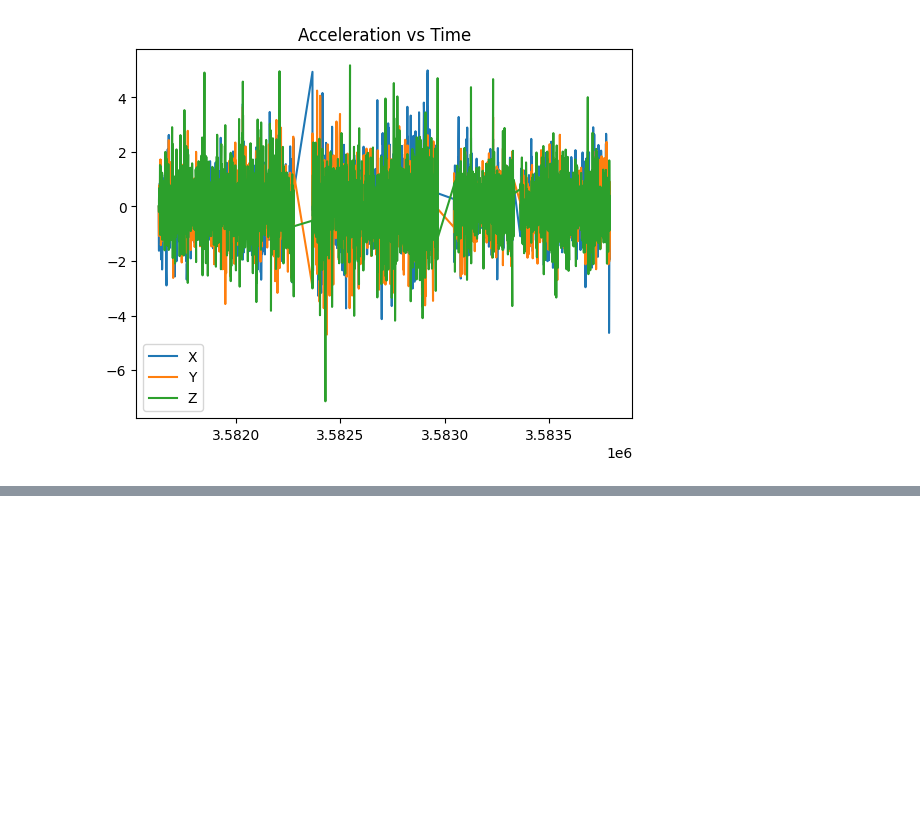
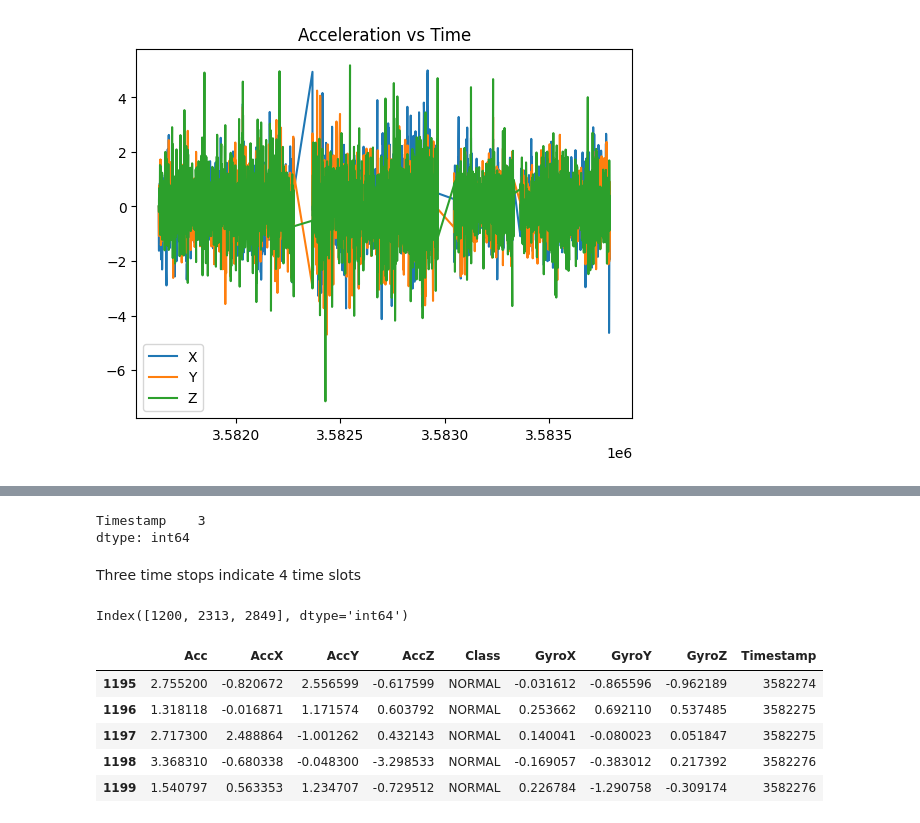
Before and after one commit to aurvantGitHub/driving_behavior, a Jupyter notebook: main.ipynb, the cells around one changed output, grey strips where cells are left out. Saved outputs shown, nothing was run; the diff lists cells and outputs as text; code cells hidden in the pictures; blank space fills up the shorter version.

Commit message:
separate time slots

```diff
--- a/main.ipynb
+++ b/main.ipynb
@@ -86,0 +76,25 @@ df = df.reindex(sorted(df.columns), axis=1)
+# %%
+# verifying time stops
+(df[['Timestamp']].diff() > 1).sum()
+# %% [output]
+Timestamp    3
+dtype: int64
+# %% [markdown]
+Three time stops indicate 4 time slots
+# %%
+# get indeces for time windows
+time_index = df[(df[['Timestamp']].diff() > 1)['Timestamp']].index
+time_index
+# %% [output]
+Index([1200, 2313, 2849], dtype='int64')
+# %%
+# create new dfs
+df_1 = df.iloc[0:time_index[0], :]
+df_1.tail()
+# %% [output]
+|  | Acc | AccX | AccY | AccZ | Class | GyroX | GyroY | GyroZ | Timestamp |
+| 1195 | 2.755200 | -0.820672 | 2.556599 | -0.617599 | NORMAL | -0.031612 | -0.865596 | -0.962189 | 3582274 |
+| 1196 | 1.318118 | -0.016871 | 1.171574 | 0.603792 | NORMAL | 0.253662 | 0.692110 | 0.537485 | 3582275 |
+| 1197 | 2.717300 | 2.488864 | -1.001262 | 0.432143 | NORMAL | 0.140041 | -0.080023 | 0.051847 | 3582275 |
+| 1198 | 3.368310 | -0.680338 | -0.048300 | -3.298533 | NORMAL | -0.169057 | -0.383012 | 0.217392 | 3582276 |
+| 1199 | 1.540797 | 0.563353 | 1.234707 | -0.729512 | NORMAL | 0.226784 | -1.290758 | -0.309174 | 3582276 |
```
Also changed, not shown: parts of 13 cells of this notebook.
